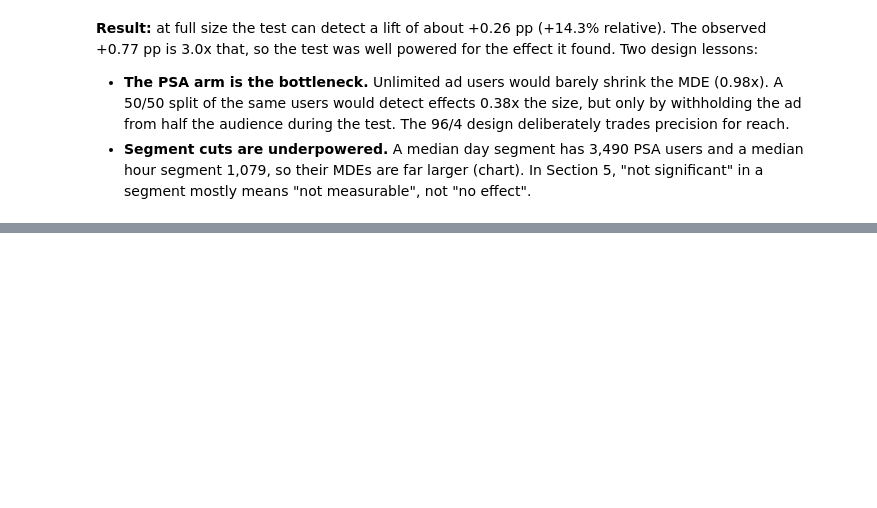
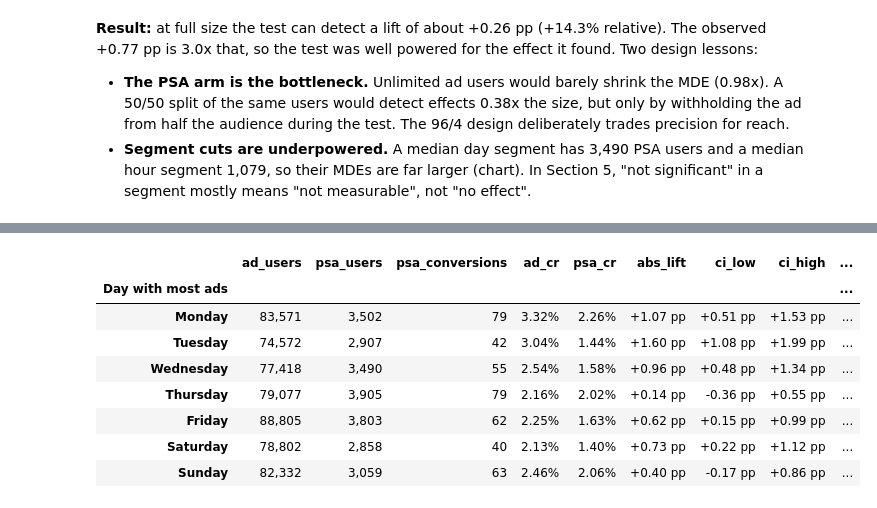
Before and after one commit to NidheeshK7/ab-test-ad-effectiveness, a Jupyter notebook: analysis.ipynb, the cells around one changed output, grey strips where cells are left out. Drawn from its saved outputs; the diff is of its cells as text; code cells hidden in the pictures; blank space fills up the shorter version.

```diff
--- a/analysis.ipynb
+++ b/analysis.ipynb
@@ -436,0 +521,29 @@ Median hour segment: 1,079 PSA users -> MDE +75% relative
+# %%
+def pp(v):
+    return f"{v * 100:+.2f} pp"
+
+
+def segment_table(cut):
+    cols = ["ad_users", "psa_users", "psa_conversions", "ad_cr", "psa_cr", "abs_lift",
+            "ci_low", "ci_high", "rel_lift", "p_value", "p_holm", "verdict"]
+    styled = (seg[seg["cut"] == cut].set_index("segment")[cols]
+                .rename_axis(SEGMENT_CUTS[cut])
+                .style.format({
+                    "ad_users": "{:,}", "psa_users": "{:,}", "psa_conversions": "{:,}",
+                    "ad_cr": "{:.2%}", "psa_cr": "{:.2%}", "abs_lift": pp, "ci_low": pp, "ci_high": pp,
+                    "rel_lift": "{:+.0%}", "p_value": "{:.2g}", "p_holm": "{:.2g}",
+                }, na_rep="n/a"))
+    return table(styled, cut)
+
+
+segment_table("most_ads_day")
+# %% [output]
+|  | ad_users | psa_users | psa_conversions | ad_cr | psa_cr | abs_lift | ci_low | ci_high | ... |
+| Day with most ads |  |  |  |  |  |  |  |  | ... |
+| Monday | 83,571 | 3,502 | 79 | 3.32% | 2.26% | +1.07 pp | +0.51 pp | +1.53 pp | ... |
+| Tuesday | 74,572 | 2,907 | 42 | 3.04% | 1.44% | +1.60 pp | +1.08 pp | +1.99 pp | ... |
+| Wednesday | 77,418 | 3,490 | 55 | 2.54% | 1.58% | +0.96 pp | +0.48 pp | +1.34 pp | ... |
+| Thursday | 79,077 | 3,905 | 79 | 2.16% | 2.02% | +0.14 pp | -0.36 pp | +0.55 pp | ... |
+| Friday | 88,805 | 3,803 | 62 | 2.25% | 1.63% | +0.62 pp | +0.15 pp | +0.99 pp | ... |
+| Saturday | 78,802 | 2,858 | 40 | 2.13% | 1.40% | +0.73 pp | +0.22 pp | +1.12 pp | ... |
+| Sunday | 82,332 | 3,059 | 63 | 2.46% | 2.06% | +0.40 pp | -0.17 pp | +0.86 pp | ... |
```
Also changed, not shown: parts of 9 cells of this notebook, 2 other files.
